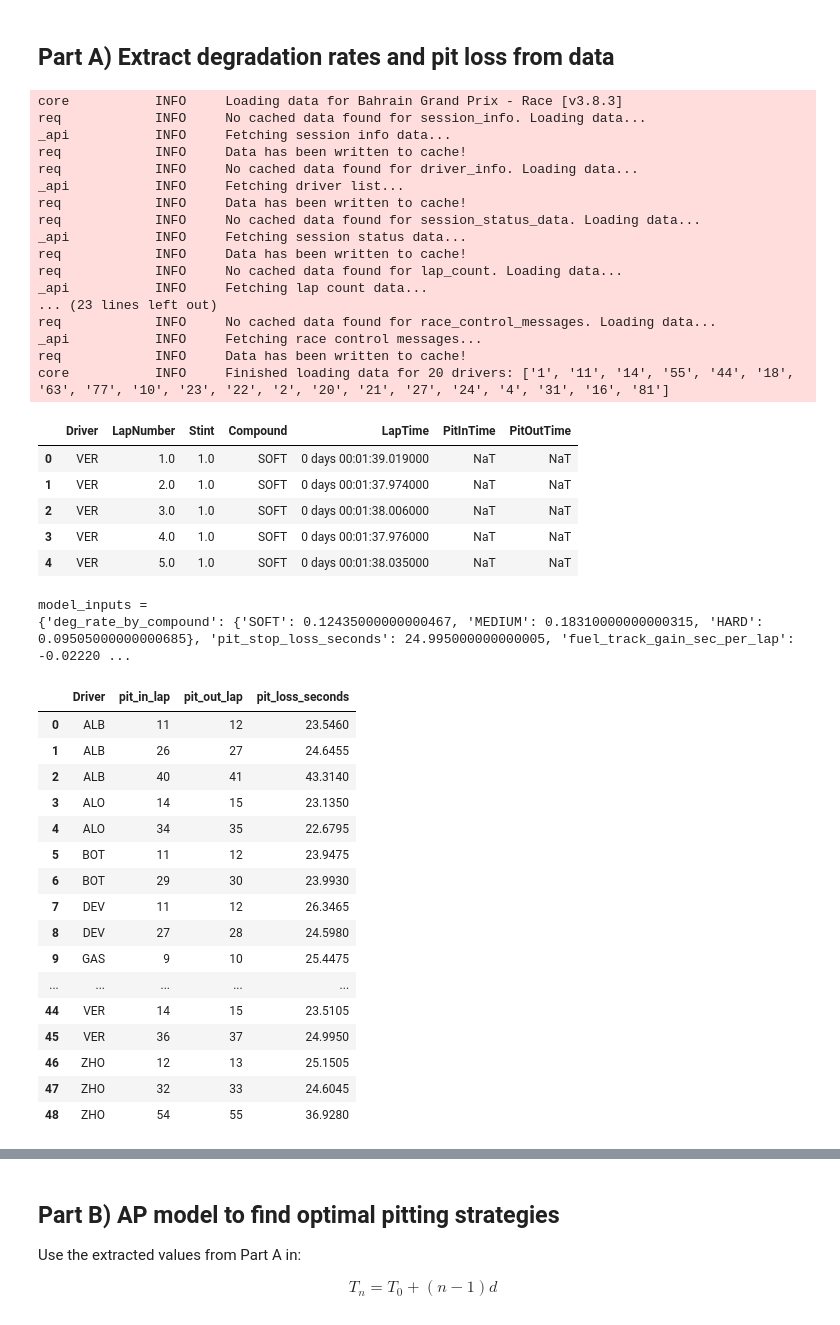
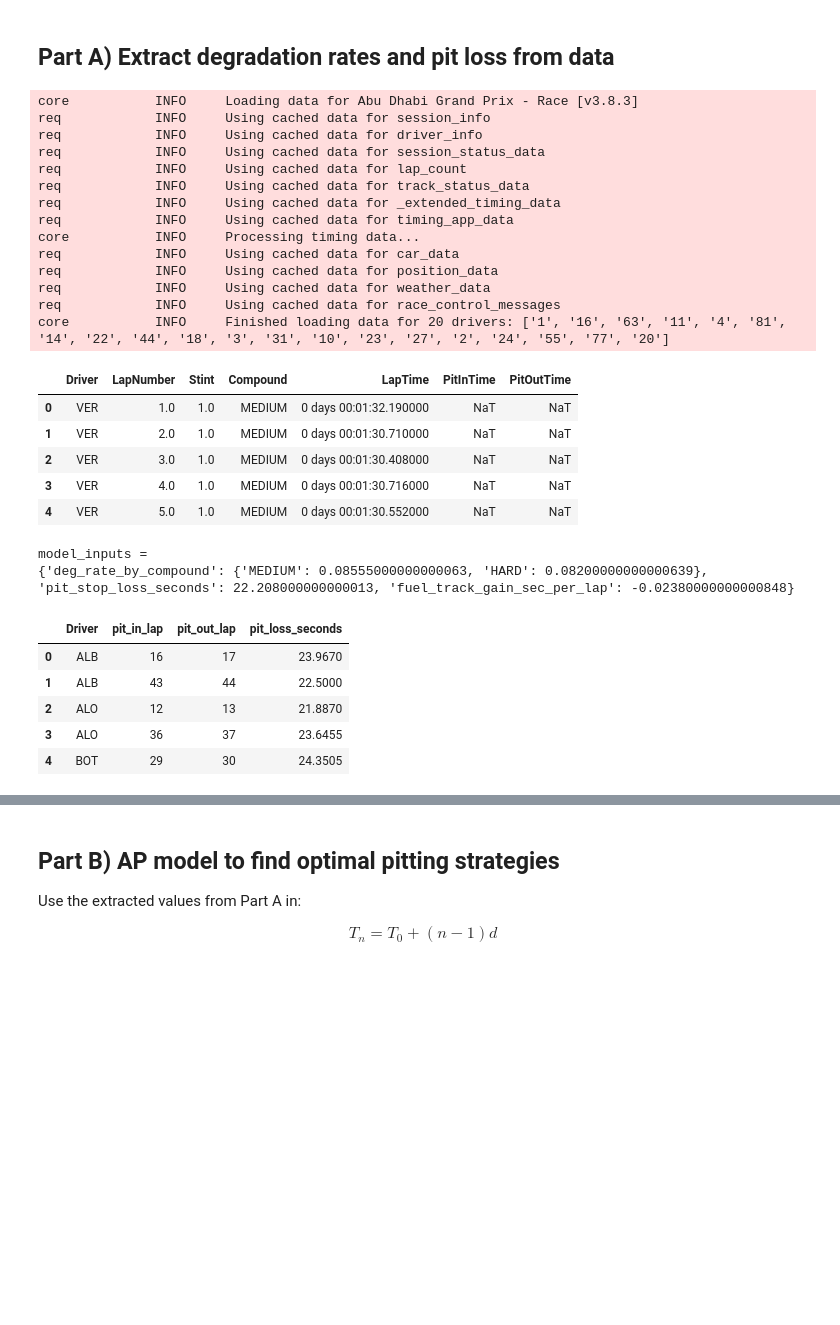
Before and after one commit to DET171/mit-2026, a Jupyter notebook: f1_tyre_degradation_all_drivers.ipynb, the cells around one changed output, grey strips where cells are left out. Cells and saved outputs as stored; diff of their text form; code cells hidden in the pictures; blank space fills up the shorter version.

```diff
--- a/f1_tyre_degradation_all_drivers.ipynb
+++ b/f1_tyre_degradation_all_drivers.ipynb
@@ -26,7 +26,7 @@ fastf1.Cache.enable_cache('fastf1_cache')
 # %%
 # ---------- Inputs ----------
 YEAR = 2023
-GRAND_PRIX = 'Bahrain'
+GRAND_PRIX = 'Abu Dhabi'
 SESSION = 'R'
 
 COMPOUNDS_TO_ANALYZE = ['SOFT', 'MEDIUM', 'HARD']
@@ -37,29 +37,26 @@ session.load()
 all_laps = session.laps.copy()
 display(all_laps[['Driver', 'LapNumber', 'Stint', 'Compound', 'LapTime', 'PitInTime', 'PitOutTime']].head())
 # %% [output]
-core           INFO     Loading data for Bahrain Grand Prix - Race [v3.8.3]
-req            INFO     No cached data found for session_info. Loading data...
-_api           INFO     Fetching session info data...
-req            INFO     Data has been written to cache!
-req            INFO     No cached data found for driver_info. Loading data...
-_api           INFO     Fetching driver list...
-req            INFO     Data has been written to cache!
-req            INFO     No cached data found for session_status_data. Loading data...
-_api           INFO     Fetching session status data...
-req            INFO     Data has been written to cache!
-req            INFO     No cached data found for lap_count. Loading data...
-_api           INFO     Fetching lap count data...
-... (23 lines left out)
-req            INFO     No cached data found for race_control_messages. Loading data...
-_api           INFO     Fetching race control messages...
-req            INFO     Data has been written to cache!
-core           INFO     Finished loading data for 20 drivers: ['1', '11', '14', '55', '44', '18', '63', '77', '10', '23', '22', '2', '20', '21', '27', '24', '4', '31', '16', '81']
+core           INFO     Loading data for Abu Dhabi Grand Prix - Race [v3.8.3]
+req            INFO     Using cached data for session_info
+req            INFO     Using cached data for driver_info
+req            INFO     Using cached data for session_status_data
+req            INFO     Using cached data for lap_count
+req            INFO     Using cached data for track_status_data
+req            INFO     Using cached data for _extended_timing_data
+req            INFO     Using cached data for timing_app_data
+core           INFO     Processing timing data...
+req            INFO     Using cached data for car_data
+req            INFO     Using cached data for position_data
+req            INFO     Using cached data for weather_data
+req            INFO     Using cached data for race_control_messages
+core           INFO     Finished loading data for 20 drivers: ['1', '16', '63', '11', '4', '81', '14', '22', '44', '18', '3', '31', '10', '23', '27', '2', '24', '55', '77', '20']
 |  | Driver | LapNumber | Stint | Compound | LapTime | PitInTime | PitOutTime |
-| 0 | VER | 1.0 | 1.0 | SOFT | 0 days 00:01:39.019000 | NaT | NaT |
-| 1 | VER | 2.0 | 1.0 | SOFT | 0 days 00:01:37.974000 | NaT | NaT |
-| 2 | VER | 3.0 | 1.0 | SOFT | 0 days 00:01:38.006000 | NaT | NaT |
-| 3 | VER | 4.0 | 1.0 | SOFT | 0 days 00:01:37.976000 | NaT | NaT |
-| 4 | VER | 5.0 | 1.0 | SOFT | 0 days 00:01:38.035000 | NaT | NaT |
+| 0 | VER | 1.0 | 1.0 | MEDIUM | 0 days 00:01:32.190000 | NaT | NaT |
+| 1 | VER | 2.0 | 1.0 | MEDIUM | 0 days 00:01:30.710000 | NaT | NaT |
+| 2 | VER | 3.0 | 1.0 | MEDIUM | 0 days 00:01:30.408000 | NaT | NaT |
+| 3 | VER | 4.0 | 1.0 | MEDIUM | 0 days 00:01:30.716000 | NaT | NaT |
+| 4 | VER | 5.0 | 1.0 | MEDIUM | 0 days 00:01:30.552000 | NaT | NaT |
 # %%
 def prepare_nonpit_laps(laps_df, group_cols):
     laps = laps_df.copy()
@@ -74,6 +71,13 @@ def prepare_nonpit_laps(laps_df, group_cols):
     laps = laps.sort_values(group_cols + ['LapNumber']).copy()
     laps['TyreLap'] = laps.groupby(group_cols).cumcount() + 1
     laps['LapDeltaSec'] = laps.groupby(group_cols)['LapTimeSec'].diff()
+
+		# also remove SC/VSC laps if possible, as they can bias the estimates
+    # if 'IsSafetyCar' in laps.columns:
+    #   laps = laps[~laps['IsSafetyCar']].copy()
+    # if 'IsVirtualSafetyCar' in laps.columns:
+    #   laps = laps[~laps['IsVirtualSafetyCar']].copy()
+
     return laps
 
 
@@ -110,7 +114,7 @@ def estimate_overall_deg_rates(nonpit_laps, compounds, fuel_track_gain):
 
     for c in compounds:
         tmp = nonpit_laps[nonpit_laps['CompoundU'] == c].copy()
-        if len(tmp) < 6:
+        if len(tmp) < 8:
             continue
 
         # Remove race trend first, then estimate tyre-age effect robustly.
@@ -235,49 +239,38 @@ base_lap_by_compound = estimate_base_lap_times(overall_nonpit, list(deg_rate_by_
 PIT_STOP_LOSS_SECONDS, pit_loss_events_df = estimate_pit_loss_from_local_baseline(all_laps)
 
 clean_laps_by_compound = {
     c: overall_nonpit[overall_nonpit['CompoundU'] == c].copy()
     for c in deg_rate_by_compound.keys()
 }
 
 model_inputs = {
     'deg_rate_by_compound': deg_rate_by_compound,
     'pit_stop_loss_seconds': PIT_STOP_LOSS_SECONDS,
     'fuel_track_gain_sec_per_lap': fuel_track_gain_sec_per_lap
 }
 
 print('model_inputs =')
 print(model_inputs)
-display(pit_loss_events_df)
+display(pit_loss_events_df.head())
 
 summary_df = pd.DataFrame({
     'compound': list(deg_rate_by_compound.keys()),
     'observed_median_lap_delta_sec': [observed_delta_by_compound[c] for c in deg_rate_by_compound],
     'theil_sen_deg_sec_per_lap': [ts_deg_by_compound[c] for c in deg_rate_by_compound],
     'q70_adj_delta_sec_per_lap': [q70_deg_by_compound[c] for c in deg_rate_by_compound],
     'raw_estimated_deg_sec_per_lap': [raw_deg_by_compound[c] for c in deg_rate_by_compound],
     'strategy_deg_used_sec_per_lap': [deg_rate_by_compound[c] for c in deg_rate_by_compound],
     'decomposition_check_d_plus_gain': [deg_rate_by_compound[c] + fuel_track_gain_sec_per_lap for c in deg_rate_by_compound],
     'T0_for_partB_sec': [base_lap_by_compound[c] for c in deg_rate_by_compound]
 }).sort_values('compound')
 display(summary_df)
 # %% [output]
 model_inputs =
-{'deg_rate_by_compound': {'SOFT': 0.12435000000000467, 'MEDIUM': 0.18310000000000315, 'HARD': 0.09505000000000685}, 'pit_stop_loss_seconds': 24.995000000000005, 'fuel_track_gain_sec_per_lap': -0.02220 ...
+{'deg_rate_by_compound': {'MEDIUM': 0.08555000000000063, 'HARD': 0.08200000000000639}, 'pit_stop_loss_seconds': 22.208000000000013, 'fuel_track_gain_sec_per_lap': -0.02380000000000848}
 |  | Driver | pit_in_lap | pit_out_lap | pit_loss_seconds |
-| 0 | ALB | 11 | 12 | 23.5460 |
-| 1 | ALB | 26 | 27 | 24.6455 |
-| 2 | ALB | 40 | 41 | 43.3140 |
-| 3 | ALO | 14 | 15 | 23.1350 |
-| 4 | ALO | 34 | 35 | 22.6795 |
-| 5 | BOT | 11 | 12 | 23.9475 |
-| 6 | BOT | 29 | 30 | 23.9930 |
-| 7 | DEV | 11 | 12 | 26.3465 |
-| 8 | DEV | 27 | 28 | 24.5980 |
-| 9 | GAS | 9 | 10 | 25.4475 |
-| ... | ... | ... | ... | ... |
-| 44 | VER | 14 | 15 | 23.5105 |
-| 45 | VER | 36 | 37 | 24.9950 |
-| 46 | ZHO | 12 | 13 | 25.1505 |
-| 47 | ZHO | 32 | 33 | 24.6045 |
-| 48 | ZHO | 54 | 55 | 36.9280 |
+| 0 | ALB | 16 | 17 | 23.9670 |
+| 1 | ALB | 43 | 44 | 22.5000 |
+| 2 | ALO | 12 | 13 | 21.8870 |
+| 3 | ALO | 36 | 37 | 23.6455 |
+| 4 | BOT | 29 | 30 | 24.3505 |
 |  | compound | observed_median_lap_delta_sec | theil_sen_deg_sec_per_lap | q70_adj_delta_sec_per_lap | raw_estimated_deg_sec_per_lap | ... |
```
Also changed, not shown: parts of 3 cells of this notebook, 2 other files.
